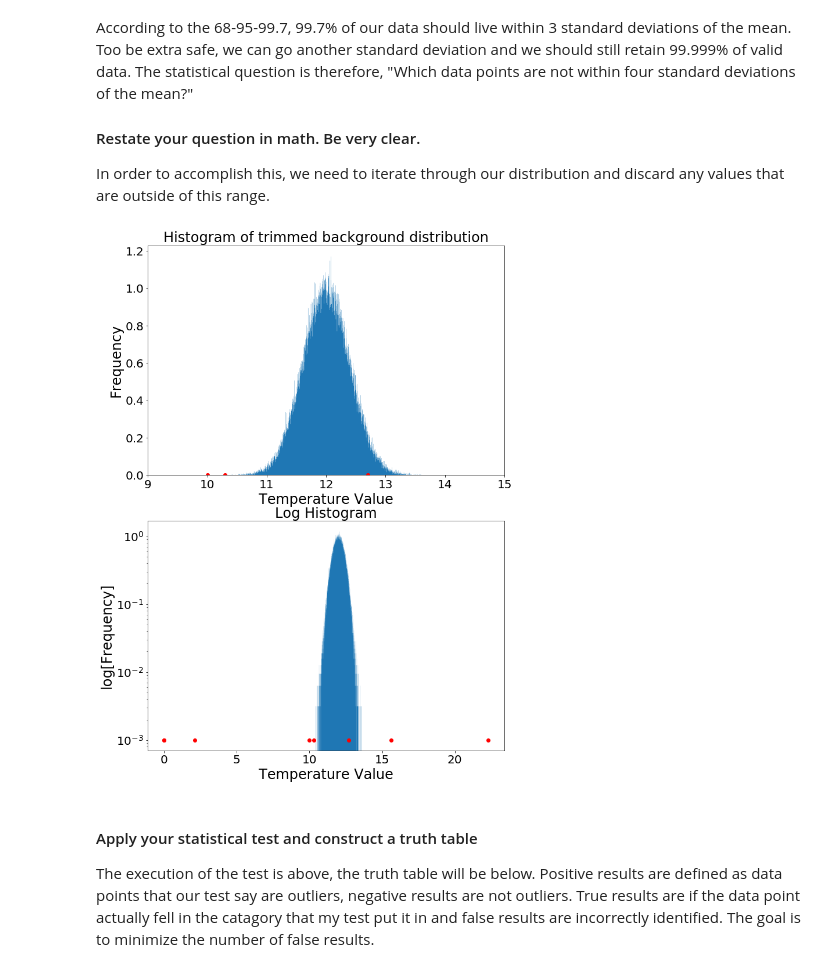
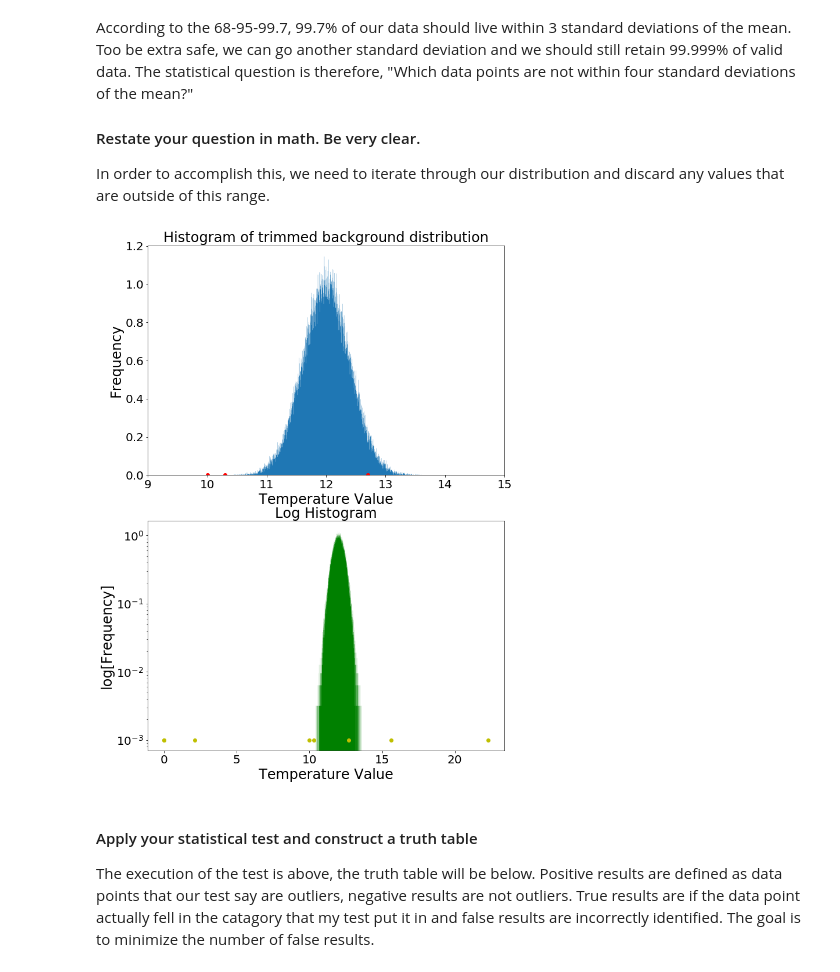
Before and after one commit to nsyochum/Physics-434, a Jupyter notebook: Lab_3/Lab3.ipynb, the cells around one changed output. Cells and saved outputs as stored; diff of their text form; code cells hidden in the pictures.

```diff
--- a/Lab_3/Lab3.ipynb
+++ b/Lab_3/Lab3.ipynb
@@ -49,7 +49,7 @@ ax[1].tick_params(labelsize=20)
 
 for point in bad_data:
     ax[0].plot(point, 0, 'ro')
-    ax[1].plot(point, 0.001, 'ro')
+    ax[1].plot(point, 0.001, 'yo')
 
-hist = ax[1].hist(distribution, bins = 1000, density=True, histtype='stepfilled')
+hist = ax[1].hist(distribution, bins = 1000, density=True, histtype='stepfilled', color='green')
 # %% [output]
@@ -67,36 +67,36 @@ In order to accomplish this, we need to iterate through our distribution and dis
 def isNotOutlier(value, z):
     return value > (mean - z*std) and value < (mean + z*std)
 
 z = 4
 trimmedData = []
 
 for value in distribution:
         if isNotOutlier(value, z):
             trimmedData.append(value)
 
 fig, ax = plt.subplots(2, 1)
 fig.set_size_inches(11,16)
 
 hist = ax[0].hist(trimmedData, bins = 1000, density=True, histtype='stepfilled')
 ax[0].set_title("Histogram of trimmed background distribution", fontsize=24)
 ax[0].set_xlabel("Temperature Value", fontsize=24)
 ax[0].set_ylabel("Frequency", fontsize=24)
 ax[0].tick_params(labelsize=20)
 axis = ax[0].set_xlim([9,15])
 
 ax[1].set_title("Log Histogram", fontsize=24)
 ax[1].set_yscale("log")
 ax[1].set_xlabel("Temperature Value", fontsize=24)
 ax[1].set_ylabel("log[Frequency]", fontsize=24)
 ax[1].tick_params(labelsize=20)
 
 for point in bad_data:
-    ax[1].plot(point, 0.001, 'ro')
     ax[0].plot(point, 0, 'ro')
+    ax[1].plot(point, 0.001, 'yo')
 
-hist = ax[1].hist(trimmedData, bins = 1000, density=True, histtype='stepfilled')
+hist = ax[1].hist(trimmedData, bins = 1000, density=True, histtype='stepfilled', color='green')
 # %% [output]
-[figure, old version]
+[figure, new version]
 # %% [markdown]
 #### Apply your statistical test and construct a truth table
 
```
Also changed, not shown: parts of 3 cells of this notebook.
